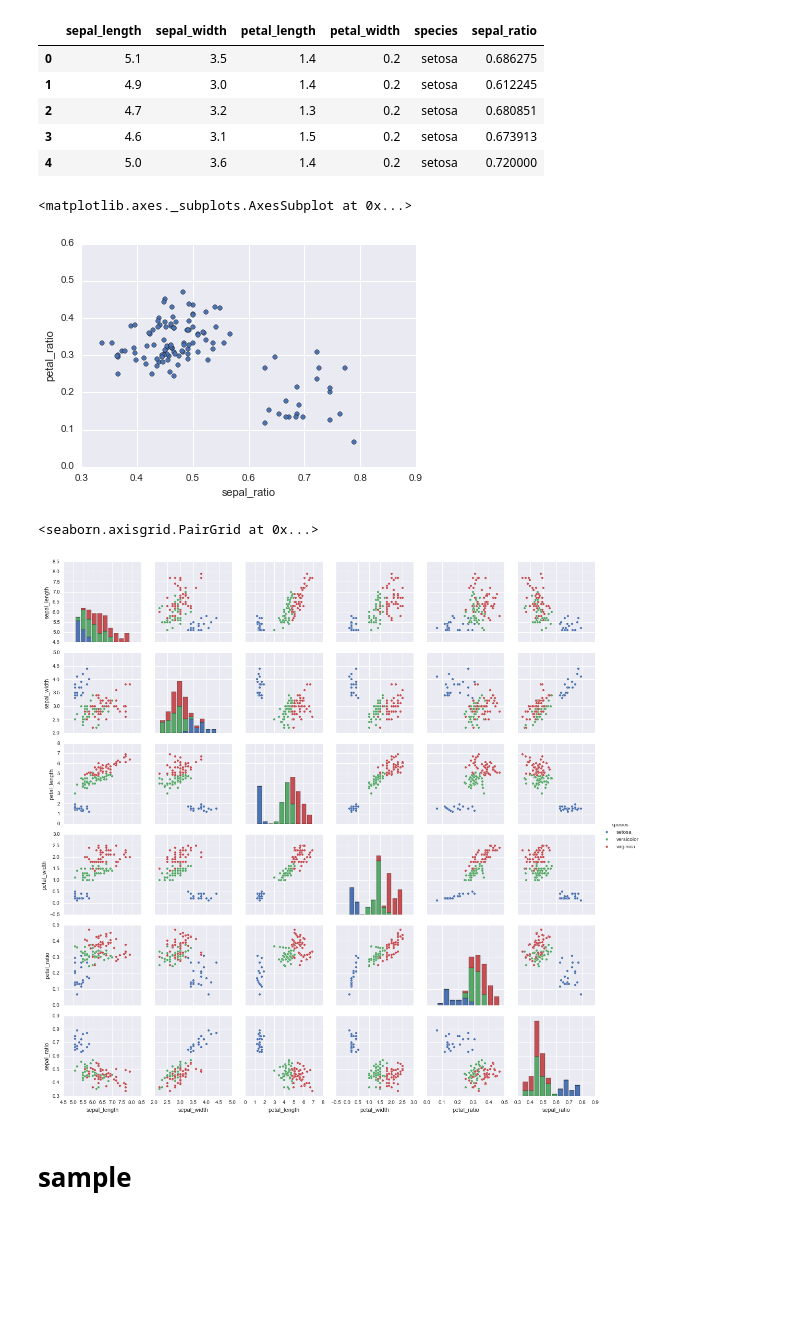
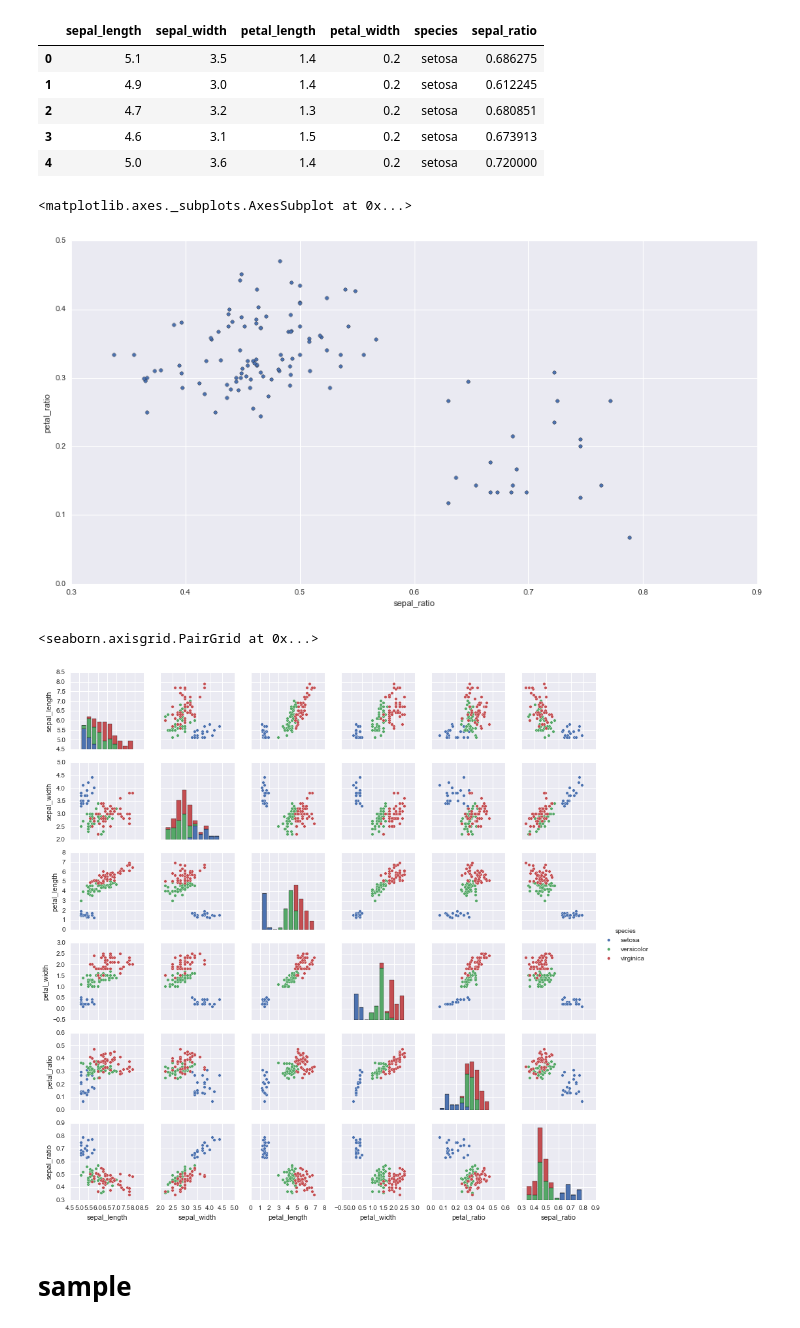
Before and after one commit to jreback/PyDataNYC2015, a Jupyter notebook: whats-new-in-pandas/v0.16.x.ipynb, the cells around one changed output. Drawn from its saved outputs; the diff is of its cells as text; code cells hidden in the pictures; blank space fills up the shorter version.

```diff
--- a/whats-new-in-pandas/v0.16.x.ipynb
+++ b/whats-new-in-pandas/v0.16.x.ipynb
@@ -51,21 +53,26 @@ df2.head()
 | 3 | 4.6 | 3.1 | 1.5 | 0.2 | setosa | 0.673913 |
 | 4 | 5.0 | 3.6 | 1.4 | 0.2 | setosa | 0.720000 |
 # %%
-(df.query('sepal_length > 5')
-        .assign(sepal_ratio = lambda x: x.sepal_width / x.sepal_length,
-                petal_ratio = lambda x: x.petal_width / x.petal_length)
-        .plot(kind='scatter', x='sepal_ratio', y='petal_ratio'))
+(df
+   .query('sepal_length > 5')
+   .assign(sepal_ratio = lambda x: x.sepal_width / x.sepal_length,
+           petal_ratio = lambda x: x.petal_width / x.petal_length)
+   .plot
+   .scatter(x='sepal_ratio', y='petal_ratio', figsize=(16,8))
+)
 # %% [output]
 <matplotlib.axes._subplots.AxesSubplot at 0x...>
-[figure, old version]
+[figure, new version]
 # %%
-(df.query('sepal_length > 5')
-        .assign(sepal_ratio = lambda x: x.sepal_width / x.sepal_length,
-                petal_ratio = lambda x: x.petal_width / x.petal_length)
-        .pipe(sns.pairplot, hue='species'))
+(df
+   .query('sepal_length > 5')
+   .assign(sepal_ratio = lambda x: x.sepal_width / x.sepal_length,
+           petal_ratio = lambda x: x.petal_width / x.petal_length)
+   .pipe(sns.pairplot, hue='species', size=2)
+)
 # %% [output]
 <seaborn.axisgrid.PairGrid at 0x...>
-[figure, old version]
+[figure, new version]
 # %% [markdown]
 # sample
 # %%
```
Also changed, not shown: parts of 6 cells of this notebook, 5 other files.
